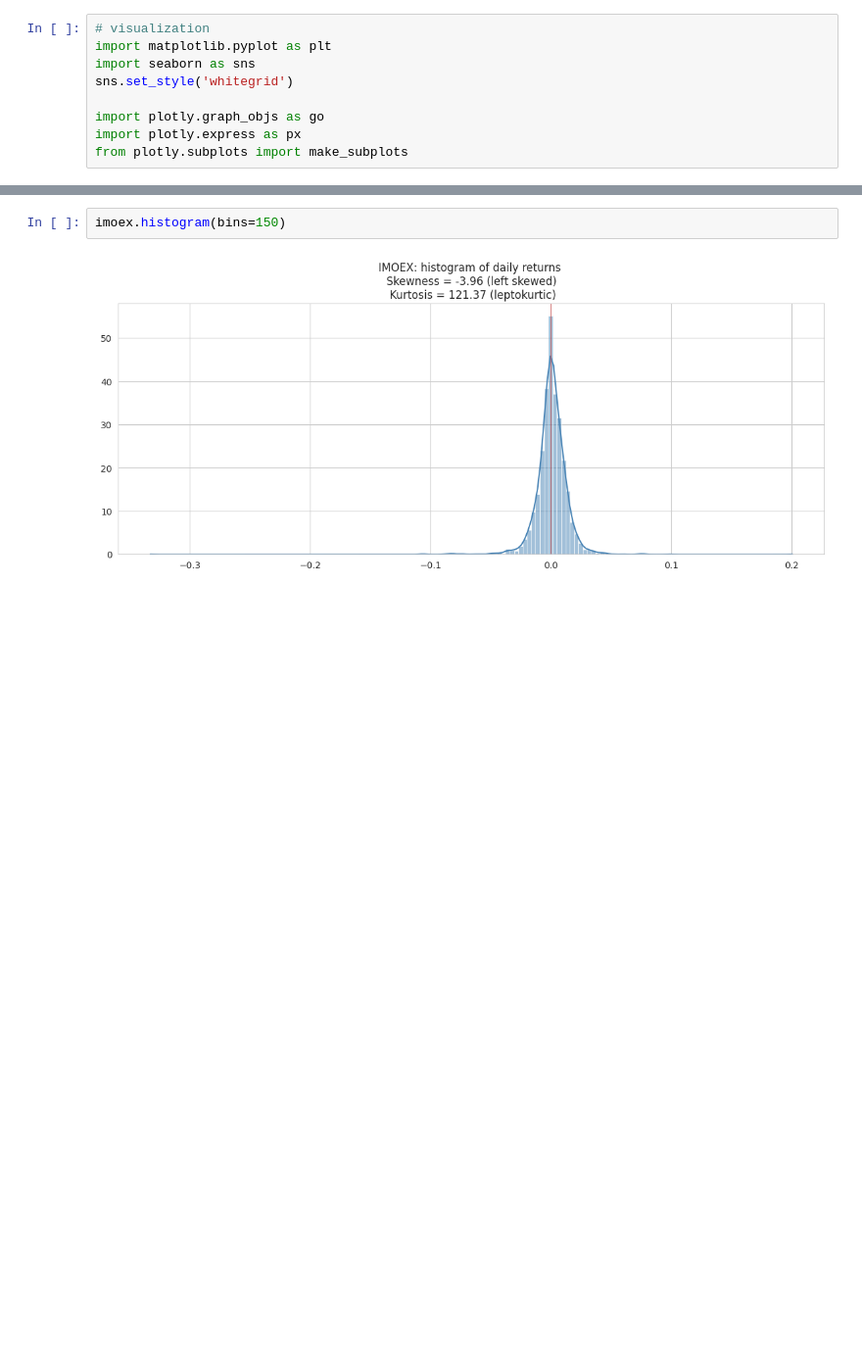
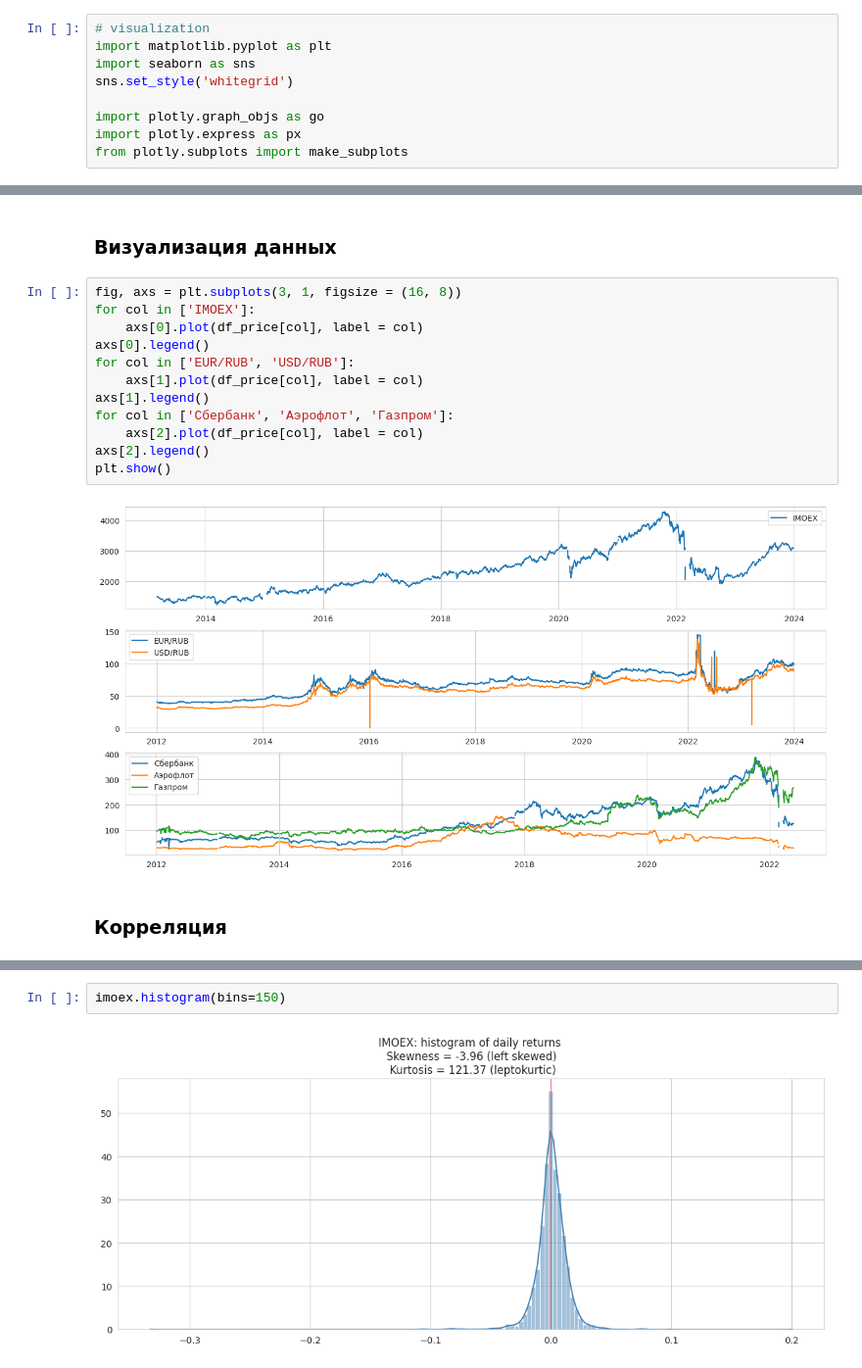
Before and after one commit to ElizavetaKagan/Model-Risk-vkr, a Jupyter notebook: Notebooks/VKR_MR_part1.ipynb, the cells around one changed output, grey strips where cells are left out. Shown at 98% size. Saved outputs shown, nothing was run; the diff lists cells and outputs as text; blank space fills up the shorter version.

```diff
--- a/Notebooks/VKR_MR_part1.ipynb
+++ b/Notebooks/VKR_MR_part1.ipynb
@@ -94,0 +106,18 @@ Index(['EURUSD=X', 'GBPUSD=X', 'IMOEX', 'Лукойл', 'Microsoft', 'МТС',
+# %% [markdown]
+### Визуализация данных
+# %%
+fig, axs = plt.subplots(3, 1, figsize = (16, 8))
+for col in ['IMOEX']:
+    axs[0].plot(df_price[col], label = col)
+axs[0].legend()
+for col in ['EUR/RUB', 'USD/RUB']:
+    axs[1].plot(df_price[col], label = col)
+axs[1].legend()
+for col in ['Сбербанк', 'Аэрофлот', 'Газпром']:
+    axs[2].plot(df_price[col], label = col)
+axs[2].legend()
+plt.show()
+# %% [output]
+[figure, added]
+# %% [markdown]
+### Корреляция
```
Also changed, not shown: parts of 49 cells of this notebook, 1 other file.
